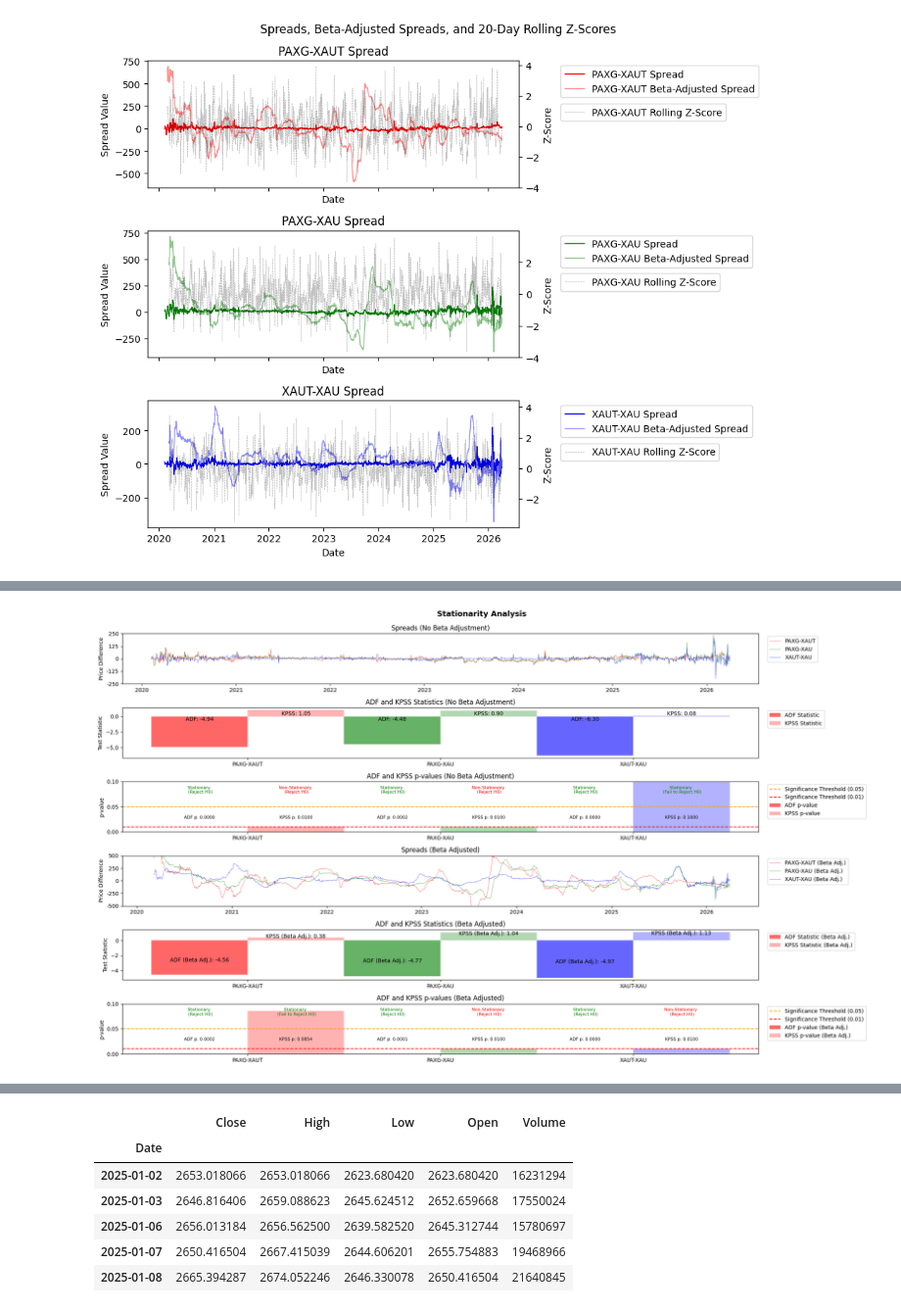
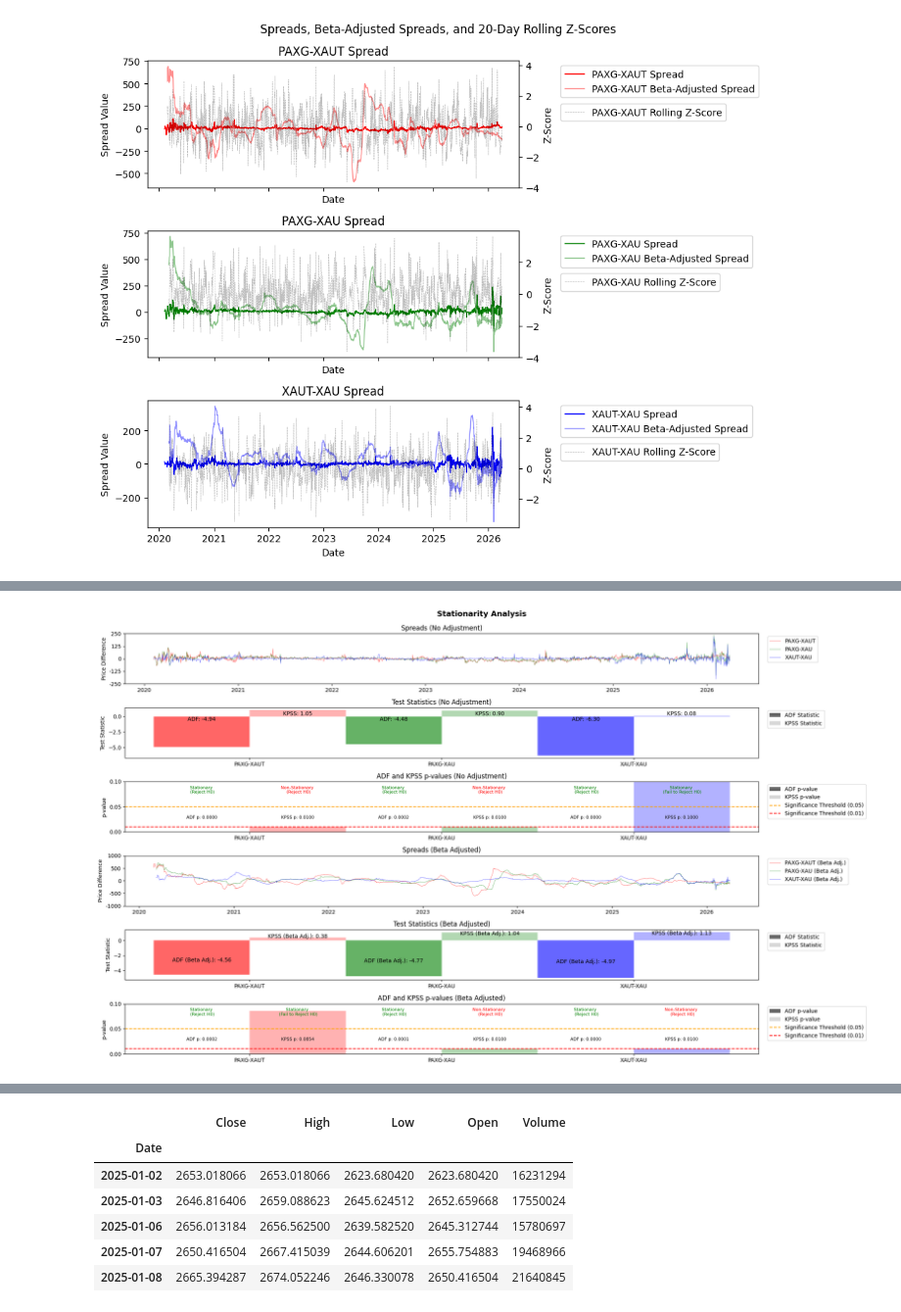
Before and after one commit to ayodeji-0/Tokenized-Gold-Stat-Arb, a Jupyter notebook: tokenized_gold_stat_arb.ipynb, the cells around one changed output, grey strips where cells are left out. Shown at 98% size. Saved outputs shown, nothing was run; the diff lists cells and outputs as text; code cells hidden in the pictures.

```diff
--- a/tokenized_gold_stat_arb.ipynb
+++ b/tokenized_gold_stat_arb.ipynb
@@ -590,7 +655,7 @@ for ax in [axs[1], axs[2], axs[4], axs[5]]:
     ax.set_xticklabels(spread_names)
 
 # Set titles and labels
-axs[0].set_title('Spreads (No Beta Adjustment)')
+axs[0].set_title('Spreads (No Adjustment)')
 axs[0].set_ylabel('Price Difference', position=(0, 0.5))
 axs[0].set_ylim(-250, 250)
 yticks = np.arange(-250, 300, 125)
@@ -598,46 +663,84 @@ axs[0].set_yticks(yticks)
 axs[0].set_yticklabels([f"{y:.0f}" for y in yticks])
 
 
-axs[1].set_title('ADF and KPSS Statistics (No Beta Adjustment)')
+axs[1].set_title('Test Statistics (No Adjustment)')
 axs[1].set_ylabel('Test Statistic')
 
-axs[2].set_title('ADF and KPSS p-values (No Beta Adjustment)')
+axs[2].set_title('ADF and KPSS p-values (No Adjustment)')
 axs[2].set_ylabel('p-value')
 
 axs[3].set_title('Spreads (Beta Adjusted)')
 axs[3].set_ylabel('Price Difference')
-axs[3].set_ylim(-500, 500)
-yticks = np.arange(-500, 600, 250)
+axs[3].set_ylim(-750, 750)
+yticks = np.arange(-1000, 1100, 500)
 axs[3].set_yticks(yticks)
 axs[3].set_yticklabels([f"{y:.0f}" for y in yticks])
 
-axs[4].set_title('ADF and KPSS Statistics (Beta Adjusted)')
+axs[4].set_title('Test Statistics (Beta Adjusted)')
 axs[4].set_ylabel('Test Statistic')
 
 axs[5].set_title('ADF and KPSS p-values (Beta Adjusted)')
 axs[5].set_ylabel('p-value')
 
 for i in 2,5:
     axs[i].set_ylim(0, 0.1)
     yticks = np.arange(0, 0.15, 0.05)
     axs[i].set_yticks(yticks)
     axs[i].set_yticklabels([f"{y:.2f}" for y in yticks])
 
 # Add legends
 axs[0].legend(bbox_to_anchor=(1.01, 1), loc='upper left')
 axs[1].legend(bbox_to_anchor=(1.01, 1), loc='upper left')
 axs[2].legend(bbox_to_anchor=(1.01, 1), loc='upper left')
 axs[3].legend(bbox_to_anchor=(1.01, 1), loc='upper left')
 axs[4].legend(bbox_to_anchor=(1.01, 1), loc='upper left')
 axs[5].legend(bbox_to_anchor=(1.01, 1), loc='upper left')
 
+
+# uniform bar chart legends - black and grey
+
+# After creating the bars, replace the legend:
+legend_elements = [
+    Patch(facecolor='black', alpha=0.6, label='ADF Statistic'),
+    Patch(facecolor='grey', alpha=0.3, label='KPSS Statistic')
+]
+
+for i in [1,2,4,5]:
+    axs[i].legend(handles=legend_elements, bbox_to_anchor=(1.01, 1), loc='upper left')
+
+
+# For axs[2]:
+handles, labels = axs[2].get_legend_handles_labels()
+
+# Keep only threshold lines
+threshold_indices = [i for i, label in enumerate(labels) if 'Threshold' in label]
+threshold_handles = [handles[i] for i in threshold_indices]
+
+# Create bar patches
+bar_patches = [
+    Patch(facecolor='black', alpha=0.6, label='ADF p-value'),
+    Patch(facecolor='grey', alpha=0.3, label='KPSS p-value')
+]
+
+# Combine and set
+axs[2].legend(handles=bar_patches + threshold_handles, bbox_to_anchor=(1.01, 1), loc='upper left')
+
+# For axs[5]:
+handles, labels = axs[5].get_legend_handles_labels()
+
+# Keep only threshold lines
+threshold_indices = [i for i, label in enumerate(labels) if 'Threshold' in label]
+threshold_handles = [handles[i] for i in threshold_indices]
+
+axs[5].legend(handles=bar_patches + threshold_handles, bbox_to_anchor=(1.01, 1), loc='upper left')
+
+
 plt.suptitle('Stationarity Analysis', fontsize=14, fontweight='bold')
 plt.tight_layout(rect=[0, 0, 1, 0.99])  # Leave 1% space at top for suptitle
+plt.savefig("stationarity_tests_plot.png", dpi=300, bbox_inches="tight", transparent=False)
 plt.show()
-
-# todo** change bar chart legend to be neutral blaclk grey
 # %% [output]
-[figure, old version]
+[figure, new version]
 # %%
 # Bid-Ask Spread Estimation - Corwin Schultz (2012)
 '''
```
Also changed, not shown: parts of 17 cells of this notebook, 11 other files.
